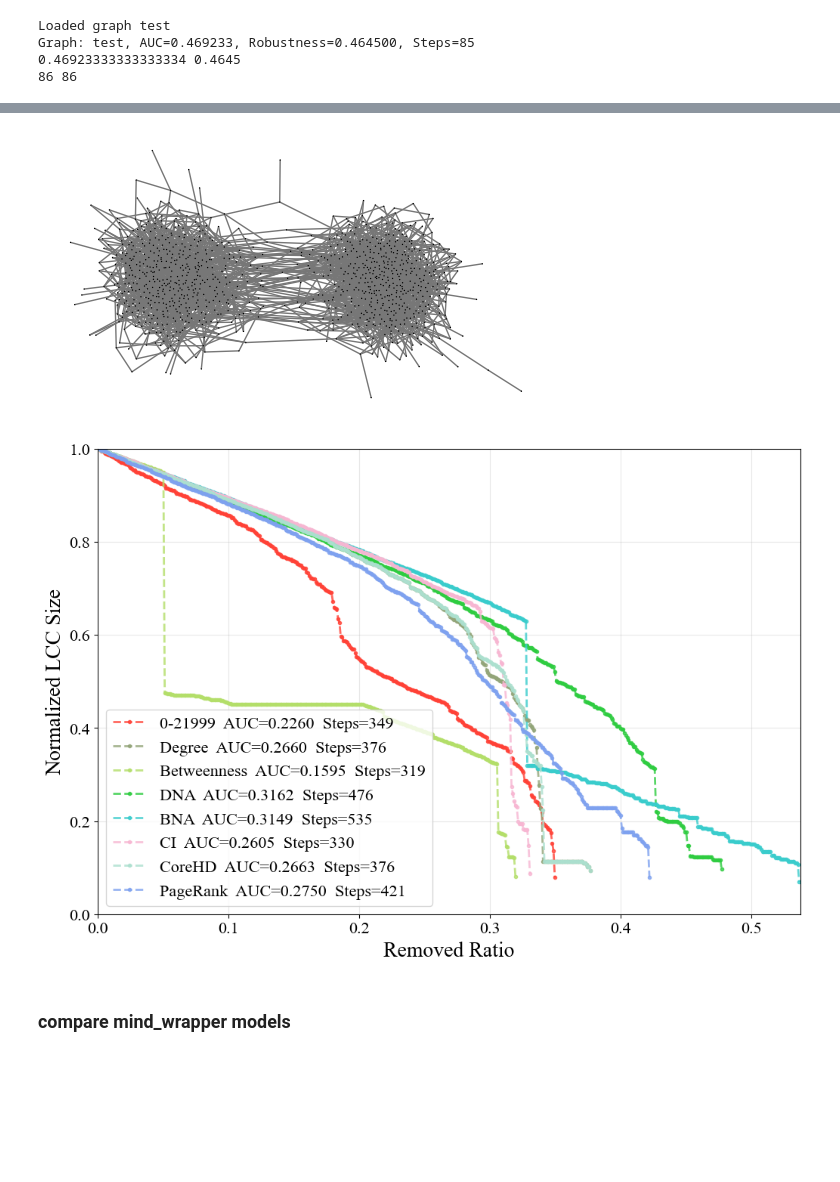
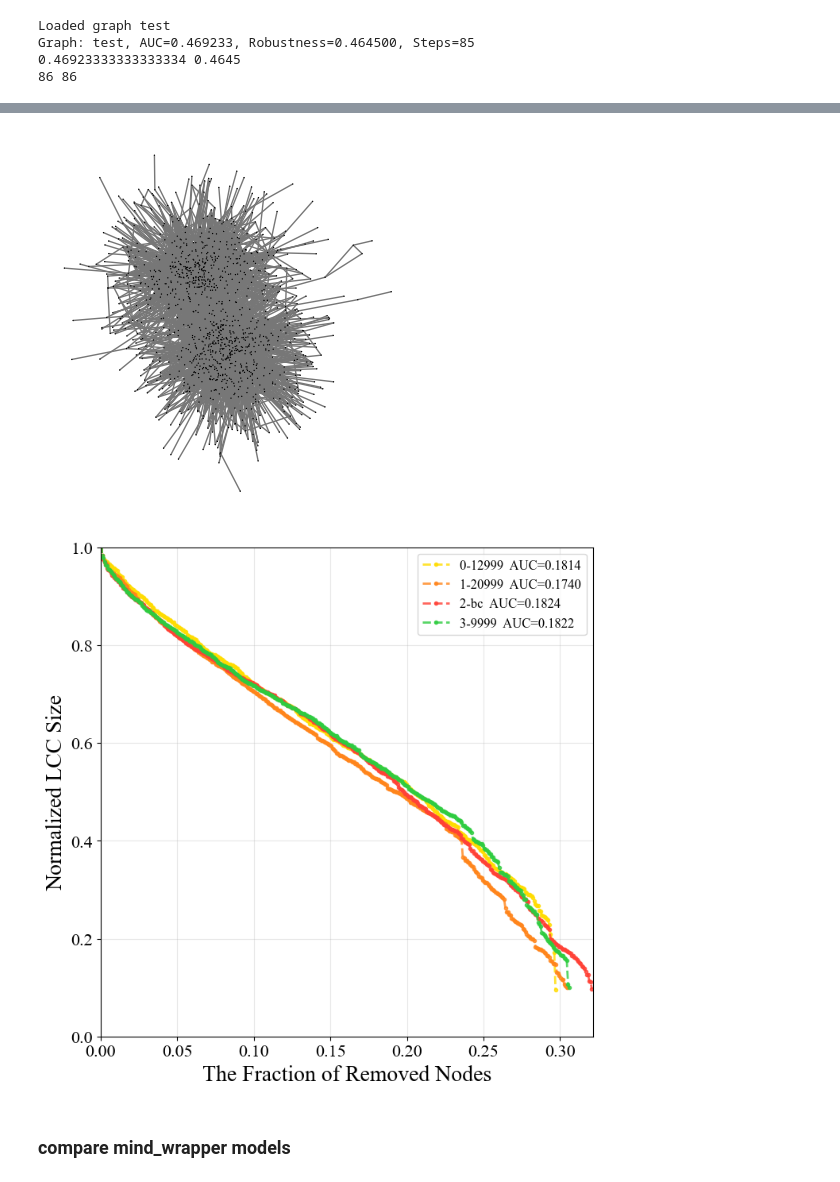
Before and after one commit to Rich-Chaw/MIND-ND, a Jupyter notebook: baseline.ipynb, the cells around one changed output, grey strips where cells are left out. Saved outputs shown, nothing was run; the diff lists cells and outputs as text; code cells hidden in the pictures; blank space fills up the shorter version.

```diff
--- a/baseline.ipynb
+++ b/baseline.ipynb
@@ -101,9 +101,10 @@ from baseline import baseline_dismantling,METHODS,_get_removals_path
 
 # g = SBM(80,p_in=0.15,p_out=0.0075,num_blocks=2)
 # g = SBM(96,p_in=0.12,p_out=0.01,num_blocks=3)
-# g = SBM(200, p_in=0.2,p_out=0.01, num_blocks=2)
+# g = SBM(200, p_in=0.1,p_out=0.005, num_blocks=2)
 # g = WS(200,k=4,p=0.1)
 # g = BA(200, m=4)
+# g = BA(5000, m=4)
 # g = ER(200, p=0.1)
 # g = DCSBM(120,p_in=0.3,p_out=0.01,num_blocks=5)
 # g = ring_community(120,p_in=0.2,num_communities=4)
@@ -115,12 +116,12 @@ from baseline import baseline_dismantling,METHODS,_get_removals_path
 # g = WS(5000,k=4,p=0.3)
 # g = ER(5000,p=0.001)
 # g = BA(5000,m=4)
-p_in = 0.01
-p_out = p_in/30
-g = SBM(1000, p_in=p_in,p_out=p_out, num_blocks=2)
-g['name'] = 'test'
-with open(f'graphs/test/SBM_n_1000_pi_{p_in}_num_blocks_2.pkl','wb') as f:
-    pickle.dump(g,f)
+# p_in = 0.01
+# p_out = p_in/30
+# g = SBM(1000, p_in=p_in,p_out=p_out, num_blocks=2)
+# g['name'] = 'test'
+# with open(f'graphs/test/SBM_n_1000_pi_{p_in}_num_blocks_2.pkl','wb') as f:
+#     pickle.dump(g,f)
 
 # g_name = 'graphs/test/BA_n_500_m_4.pkl'
 # g_name = 'graphs/test/BA_n_1000_m_4.pkl'
@@ -131,7 +132,8 @@ with open(f'graphs/test/SBM_n_1000_pi_{p_in}_num_blocks_2.pkl','wb') as f:
 # g_name = 'graphs/test/WS_n_500_k_4_p_0.3.pkl'
 # g_name = 'graphs/test/WS_n_1000_k_4_p_0.3.pkl'
 # g_name = 'graphs/test/WS_n_5000_k_4_p_0.3.pkl'
-# g_name = 'graphs/test/SBM_n_500_pi_0.02_num_blocks_2.pkl.pkl'
+# g_name = 'graphs/test/SBM_n_500_pi_0.02_num_blocks_2.pkl'
+# g_name = 'graphs/test/SBM_n_1000_pi_0.01_num_blocks_2.pkl'
 
 # g_name = 'graphs/real/bio/foodweb-baywet.pkl'
 # g_name = 'graphs/real/bio/foodweb-baydry.pkl'
@@ -149,7 +151,7 @@ with open(f'graphs/test/SBM_n_1000_pi_{p_in}_num_blocks_2.pkl','wb') as f:
 # g_name = 'graphs/real/social/librec-ciaodvd-trust.pkl'
 # g_name = 'graphs/real/social/soc-Epinions1.pkl'
 # g_name = 'graphs/real/information/econ-wm1.pkl'
-# g_name = 'graphs/real/information/dimacs10-polblogs.pkl'
+g_name = 'graphs/real/information/dimacs10-polblogs.pkl'
 # g_name = 'graphs/real/information/citeseer.pkl'
 # g_name = 'graphs/real/information/dblp-cite.pkl'
 # g_name = 'graphs/real/information/subelj_jdk_jdk.pkl'
@@ -157,8 +159,8 @@ with open(f'graphs/test/SBM_n_1000_pi_{p_in}_num_blocks_2.pkl','wb') as f:
 
 # g_name = 'graphs/real/tech/eu-powergrid.pkl'
 # g_name = 'graphs/real/tech/openflights-airport.pkl'
-# g = load_g(g_name,name=os.path.basename(g_name).split('.')[0])
 
+g = load_g(g_name,name=os.path.basename(g_name).split('.')[0])
 g = g.subgraph(max(g.connected_components(), key=len))
 plot_graph(g)
 
@@ -192,24 +194,35 @@ compare_mind_ckpts = [
 
                     # 'saved/gcn/sac_teacher_20260325_153924/3999.ckpt',
                     # 'saved/graphsage/sac_teacher_20260325_103432/2999.ckpt',
+
                     # 'saved/rfgnn/sac_teacher_20260320_000339/10999.ckpt',
                     # 'saved/hgnn_v2/finetune_prior_20260120_200915/19999.ckpt',
                     # 'saved/hgnn_v4/sac_20260222_224028/24999.ckpt',
                     # 'saved/hgnn_v4/sac_20260222_224028/20999.ckpt',
                     # 'saved/hgnn_v4/sac_20260222_224028/23999.ckpt',
 
-                    'saved/graphsage/sac_teacher_20260414_095713/21999.ckpt'
+                    # 'saved/graphsage/sac_20260407_125653/19999.ckpt',
+                    # 'saved/graphsage/sac_teacher_20260406_215041/19999.ckpt',
+                    # 'saved/graphsage/sac_teacher_20260414_095713/21999.ckpt',
+                    # 'saved/graphsage/dqn_20260410_134550/17999.ckpt',
+                    # 'saved/graphsage/dqn_teacher_20260410_183208/23999.ckpt',
+                    'saved/graphsage/sac_teacher_20260406_215041/12999.ckpt',
+                    'saved/graphsage/sac_teacher_20260406_215041/20999.ckpt',
+
+                    'saved/rfgnn/sac_teacher_20260420_143615/bc.ckpt',
+                    'saved/rfgnn/sac_teacher_20260420_143615/9999.ckpt',
 
                     # 'saved/gat/sac_20260320_113356/7999.ckpt',
                     # 'saved/gat/sac_teacher_20260324_190918/6999.ckpt'
                     ]
 
-# method_names = ['Ours-SAC-RS/2Core','Ours-SAC-RS/KL']
+# method_names = ["D&E-SAC-W/O RS",'D&E-SAC-RS/KL','D&E-SAC-RS/2core']
 # method_names = ['All','W/O Differential Flow','W/O Attention','W/O Residual Connection','W/O Identity Mapping']
 for idx, ckpt_pth in enumerate(compare_mind_ckpts):
     print(ckpt_pth)
     time_start = time.time()
-    _, _, removals  = mind_dismantling(g,step_ratio=0.0,ckpt_pth=ckpt_pth)
+    step_ratio = 0.0
+    _, _, removals  = mind_dismantling(g,step_ratio=step_ratio,ckpt_pth=ckpt_pth)
     # method_name = ckpt_pth.split("/",1)[-1]
     print(f"time = {time.time()-time_start}")
 
@@ -235,14 +248,14 @@ for idx, ckpt_pth in enumerate(compare_mind_ckpts):
 from baseline import baseline_dismantling,METHODS
 methods = {
     # "Spectral":METHODS['Spectral'],
-    "Degree":METHODS['Degree'],
-    "Betweenness":METHODS['Betweenness'],
-    "DNA":METHODS['DegreeNA'],
-    "BNA":METHODS['BetweennessNA'],
-    "CI": METHODS['CI'],
-    "CoreHD":METHODS['CoreHD'],
-    "PageRank":METHODS['PageRank'],
-    # "FINDER":METHODS['FINDER'],
+    # "Degree":METHODS['Degree'],
+    # "Betweenness":METHODS['Betweenness'],
+    # "SD":METHODS['DegreeNA'],
+    # "SB":METHODS['BetweennessNA'],
+    # "CI": METHODS['CI'],
+    # "CoreHD":METHODS['CoreHD'],
+    # "PageRank":METHODS['PageRank'],
+    # # "FINDER":METHODS['FINDER'],
     # "GDM":METHODS['GDM'],
     # "CoreGDM":METHODS['CoreGDM'],
     # "DomiRank":METHODS['DomiRank'],
@@ -251,8 +264,8 @@ methods = {
     # "TSAM":METHODS['TSAM'],
     # "MinSum":METHODS["MinSum"]
 }
-# baseline_results = baseline_dismantling(g,methods,visualize=False,threshold=0.1,save_removals=True)
-baseline_results = baseline_dismantling(g,methods,visualize=False,threshold=0.1)
+baseline_results = baseline_dismantling(g,methods,visualize=False,threshold=0.1,save_removals=True)
+# baseline_results = baseline_dismantling(g,methods,visualize=False,threshold=0.1)
 all_results.update(baseline_results)
 
 from visualize_dismantling import visualize_multiple_curve
@@ -272,5 +290,5 @@ method PageRank: AUC=0.274960, Robustness=0.274492, runtime=0.831564
-[figure, old version]
+[figure, new version]
-[figure, old version]
+[figure, new version]
 # %% [markdown]
 ### compare mind_wrapper models
 # %%
```
Also changed, not shown: parts of 1 cell of this notebook, 21 other files.
